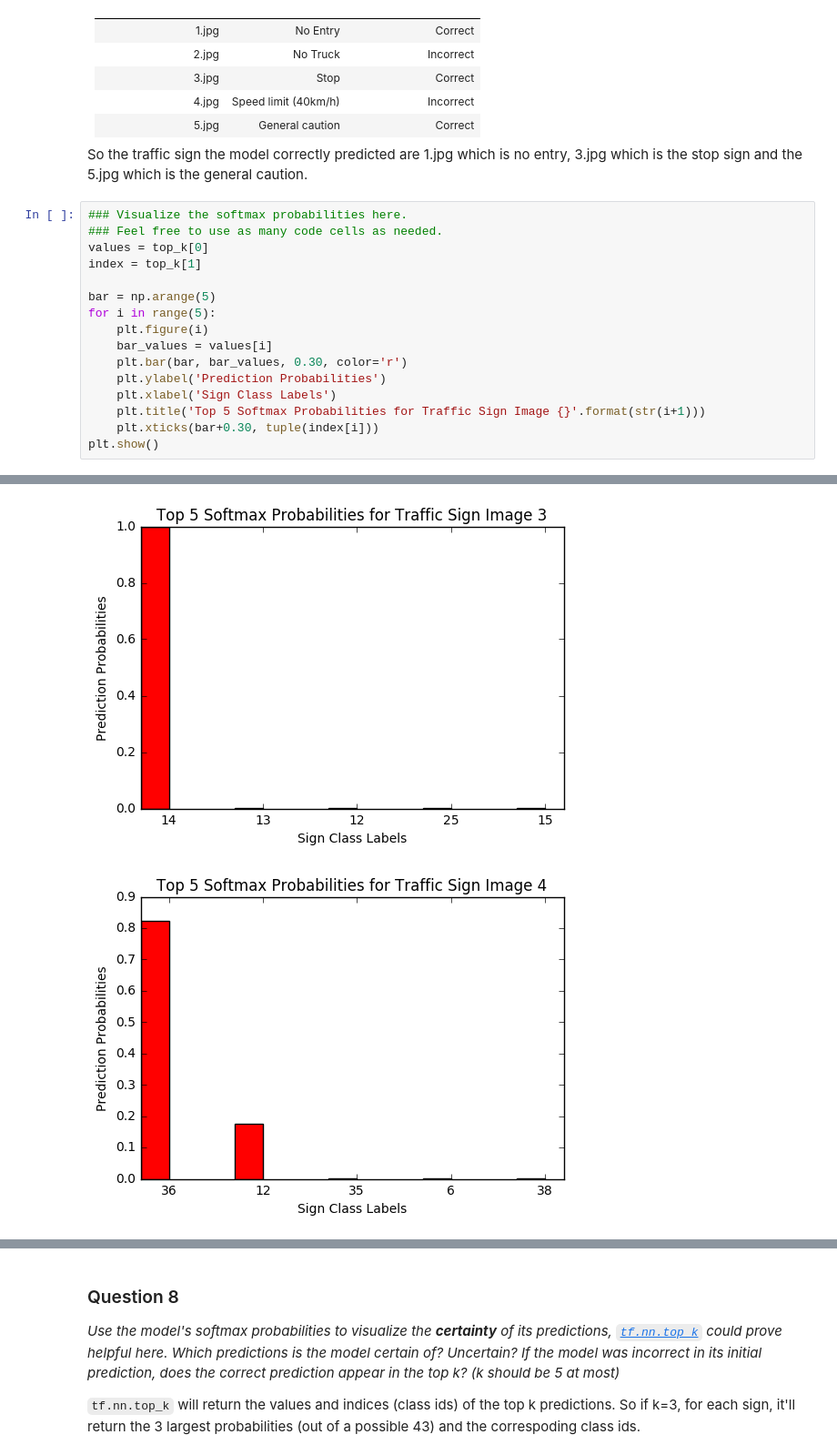
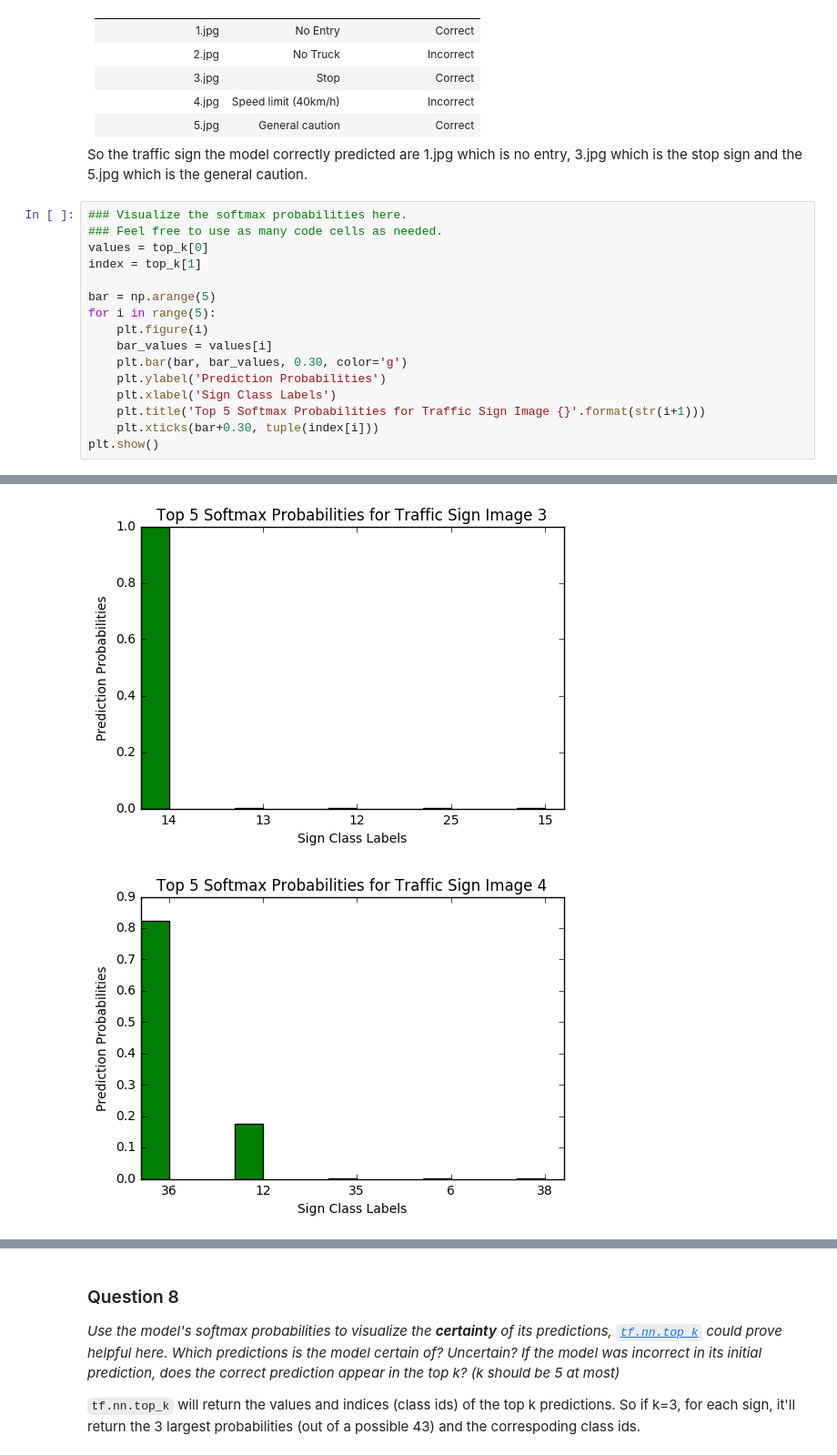
Before and after one commit to freeleons/CarND-Traffic-Sign-Classifier-Project, a Jupyter notebook: Traffic_Sign_Classifier.ipynb, the cells around one changed output, grey strips where cells are left out. Shown at 91% size. Saved outputs shown, nothing was run; the diff lists cells and outputs as text.

```diff
--- a/Traffic_Sign_Classifier.ipynb
+++ b/Traffic_Sign_Classifier.ipynb
@@ -510,7 +510,7 @@ bar = np.arange(5)
 for i in range(5):
     plt.figure(i)
     bar_values = values[i]
-    plt.bar(bar, bar_values, 0.30, color='r')
+    plt.bar(bar, bar_values, 0.30, color='g')
     plt.ylabel('Prediction Probabilities')
     plt.xlabel('Sign Class Labels')
     plt.title('Top 5 Softmax Probabilities for Traffic Sign Image {}'.format(str(i+1)))
@@ -522,2 +522,2 @@ plt.show()
-[figure, old version]
+[figure, new version]
-[figure, old version]
+[figure, new version]
```
Also changed, not shown: parts of 1 cell of this notebook.
